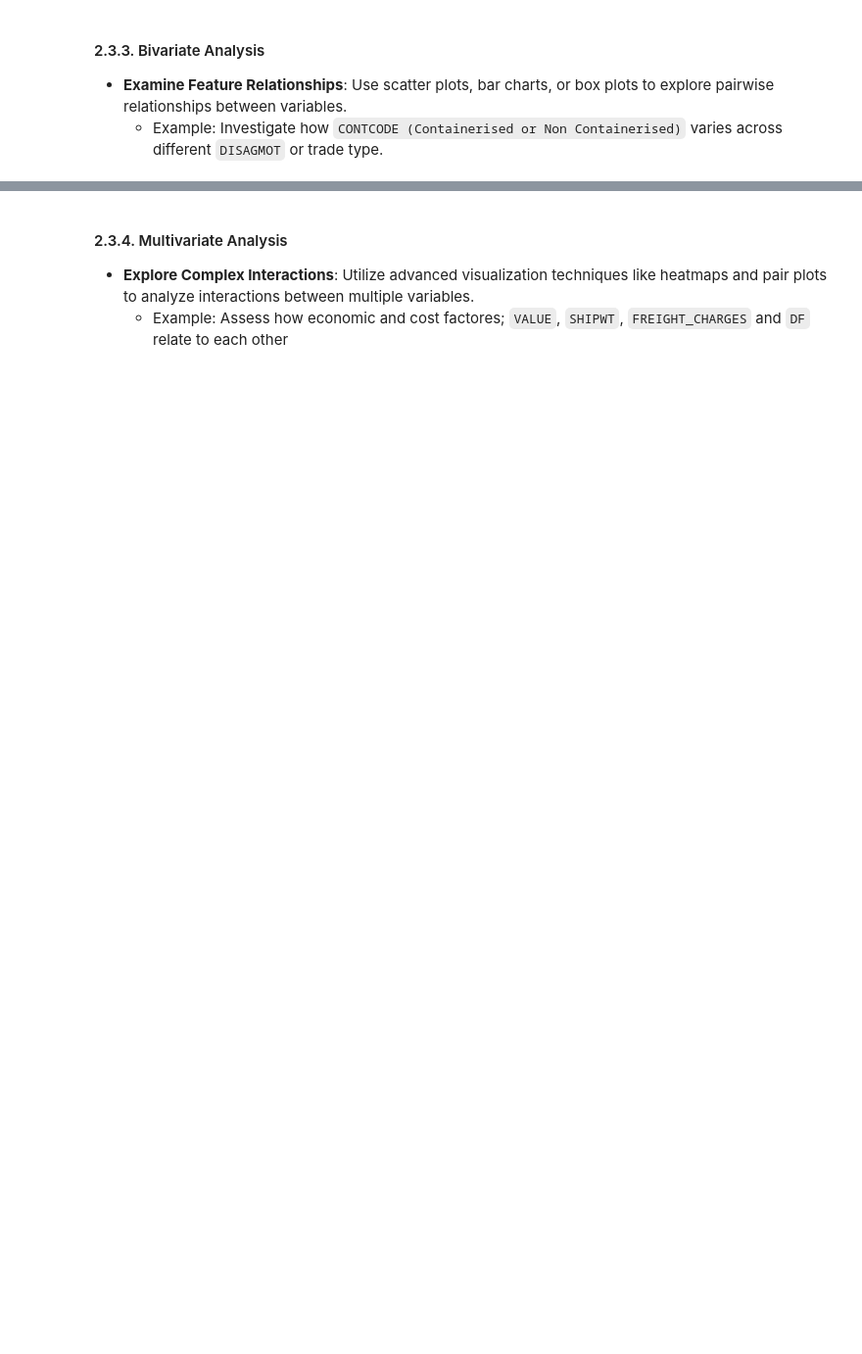
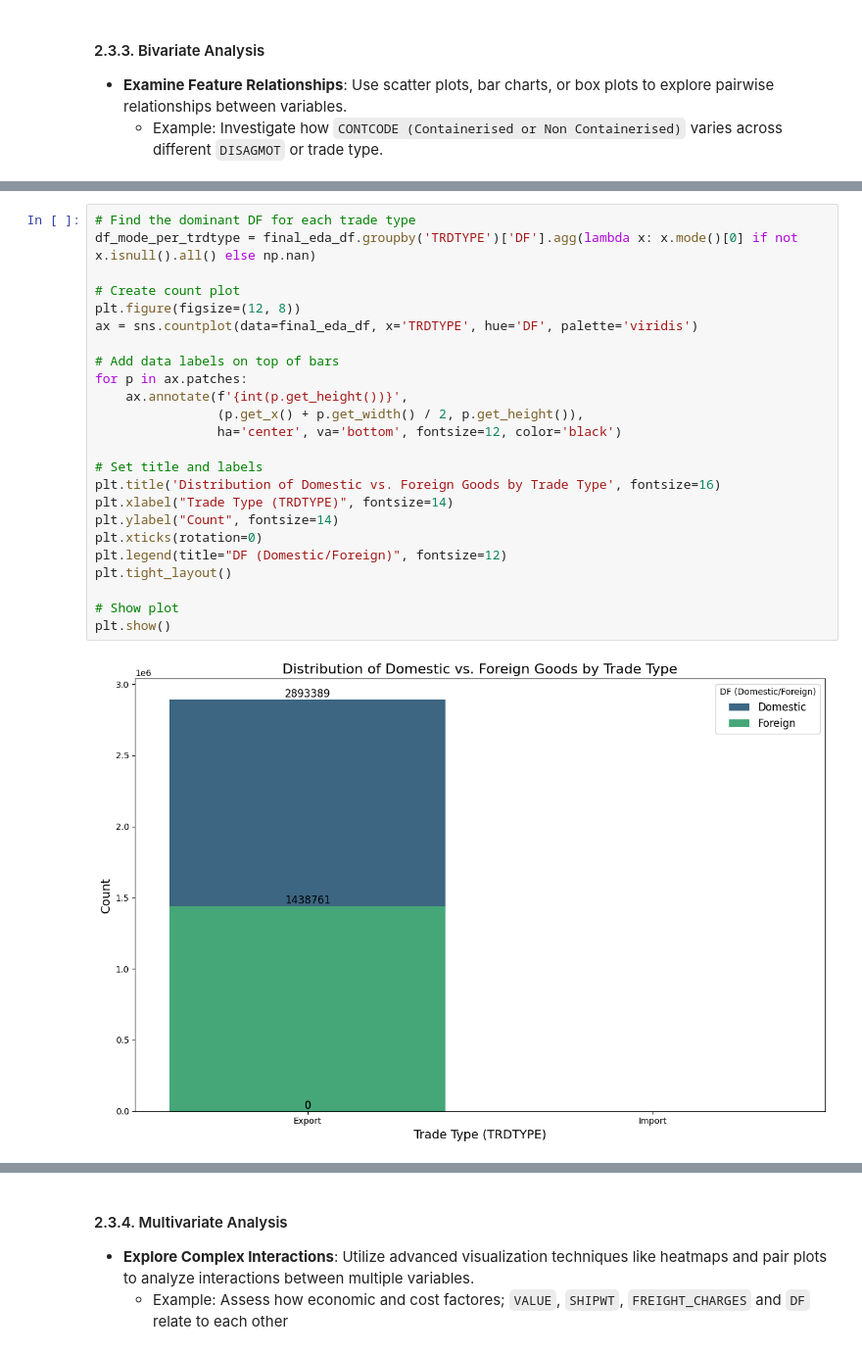
Before and after one commit to Nfayem/trans_border_freight_data_analysis, a Jupyter notebook: notebooks/trans_border_freight_data_analysis.ipynb, the cells around one changed output, grey strips where cells are left out. Shown at 98% size. Drawn from its saved outputs; the diff is of its cells as text; blank space fills up the shorter version.

```diff
--- a/notebooks/trans_border_freight_data_analysis.ipynb
+++ b/notebooks/trans_border_freight_data_analysis.ipynb
@@ -554,0 +1309,26 @@ final_df.describe(include='object').T
+# %%
+# Find the dominant DF for each trade type
+df_mode_per_trdtype = final_eda_df.groupby('TRDTYPE')['DF'].agg(lambda x: x.mode()[0] if not x.isnull().all() else np.nan)
+
+# Create count plot
+plt.figure(figsize=(12, 8))
+ax = sns.countplot(data=final_eda_df, x='TRDTYPE', hue='DF', palette='viridis')
+
+# Add data labels on top of bars
+for p in ax.patches:
+    ax.annotate(f'{int(p.get_height())}',
+                (p.get_x() + p.get_width() / 2, p.get_height()),
+                ha='center', va='bottom', fontsize=12, color='black')
+
+# Set title and labels
+plt.title('Distribution of Domestic vs. Foreign Goods by Trade Type', fontsize=16)
+plt.xlabel("Trade Type (TRDTYPE)", fontsize=14)
+plt.ylabel("Count", fontsize=14)
+plt.xticks(rotation=0)
+plt.legend(title="DF (Domestic/Foreign)", fontsize=12)
+plt.tight_layout()
+
+# Show plot
+plt.show()
+# %% [output]
+[figure, added]
```
Also changed, not shown: parts of 94 cells of this notebook, 14 other files.
